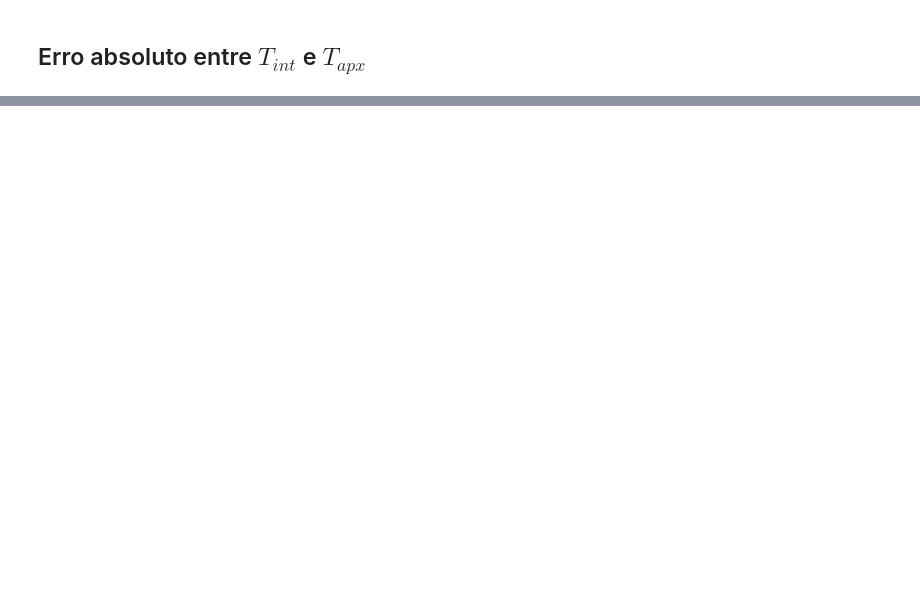
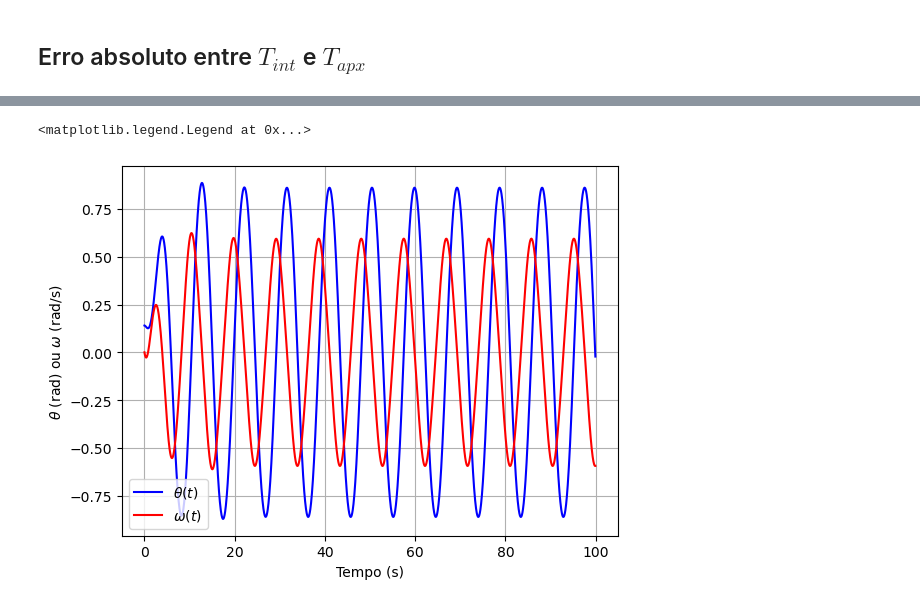
Before and after one commit to brenopelegrin/intro-fiscomp, a Jupyter notebook: projeto-4/tarefa-B/analise.ipynb, the cells around one changed output, grey strips where cells are left out. Drawn from its saved outputs; the diff is of its cells as text; code cells hidden in the pictures; blank space fills up the shorter version.

```diff
--- a/projeto-4/tarefa-B/analise.ipynb
+++ b/projeto-4/tarefa-B/analise.ipynb
@@ -63,0 +132,14 @@ ax3.legend()
+# %%
+f6, ax6 = plt.subplots()
+ax6.plot(df2['t'], df2['theta'], color='blue', label='$\\theta(t)$')
+ax6.plot(df2['t'], df2['w'], color='red', label='$\\omega(t)$')
+ax6.set_xlabel('Tempo (s)')
+ax6.set_ylabel('$\\theta$ (rad) ou $\\omega$ (rad/s)')
+# only use for gamma = 0.5
+#ax6.axvline(float(df2[np.isclose(df2['theta'], df2['theta'].max())]['t']), color='green')
+#ax6.axvline(float(df2[np.isclose(df2['theta'], df2['theta'].max())]['t']) + 1/frequencia, color='green')
+ax6.grid()
+ax6.legend()
+# %% [output]
+<matplotlib.legend.Legend at 0x...>
+[figure, added]
```
Also changed, not shown: parts of 21 cells of this notebook, 19 other files.
